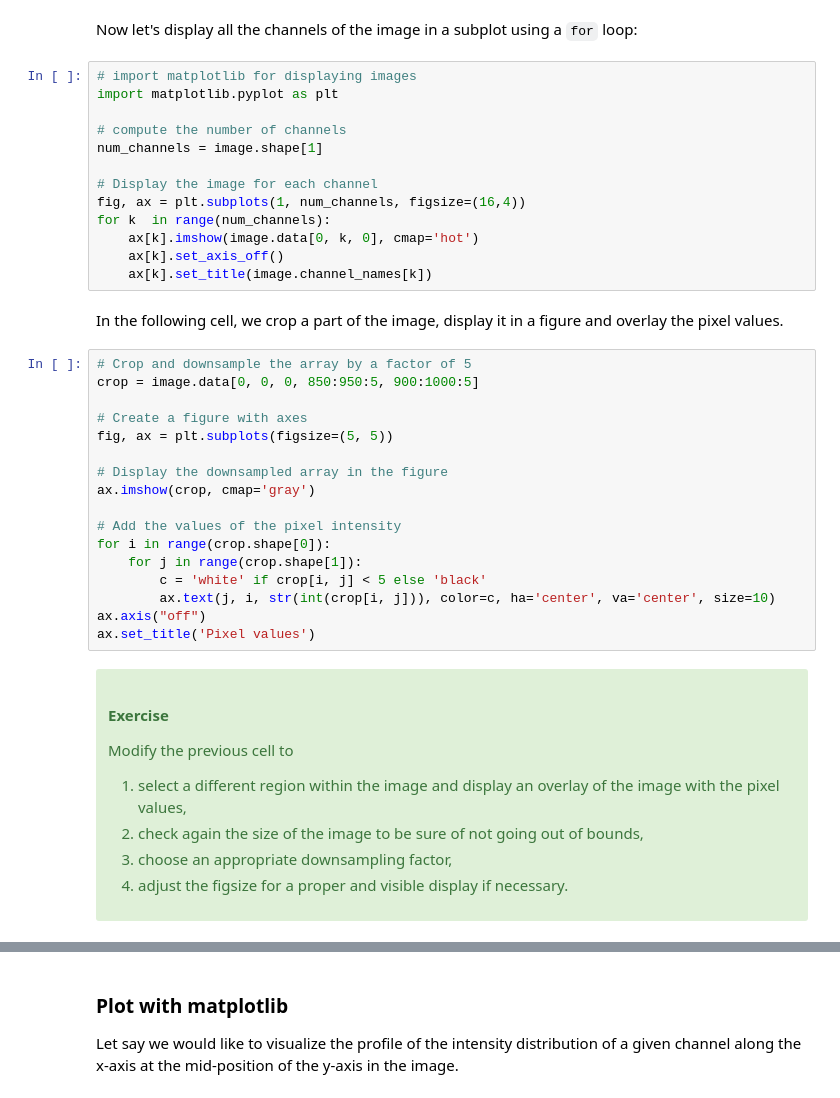
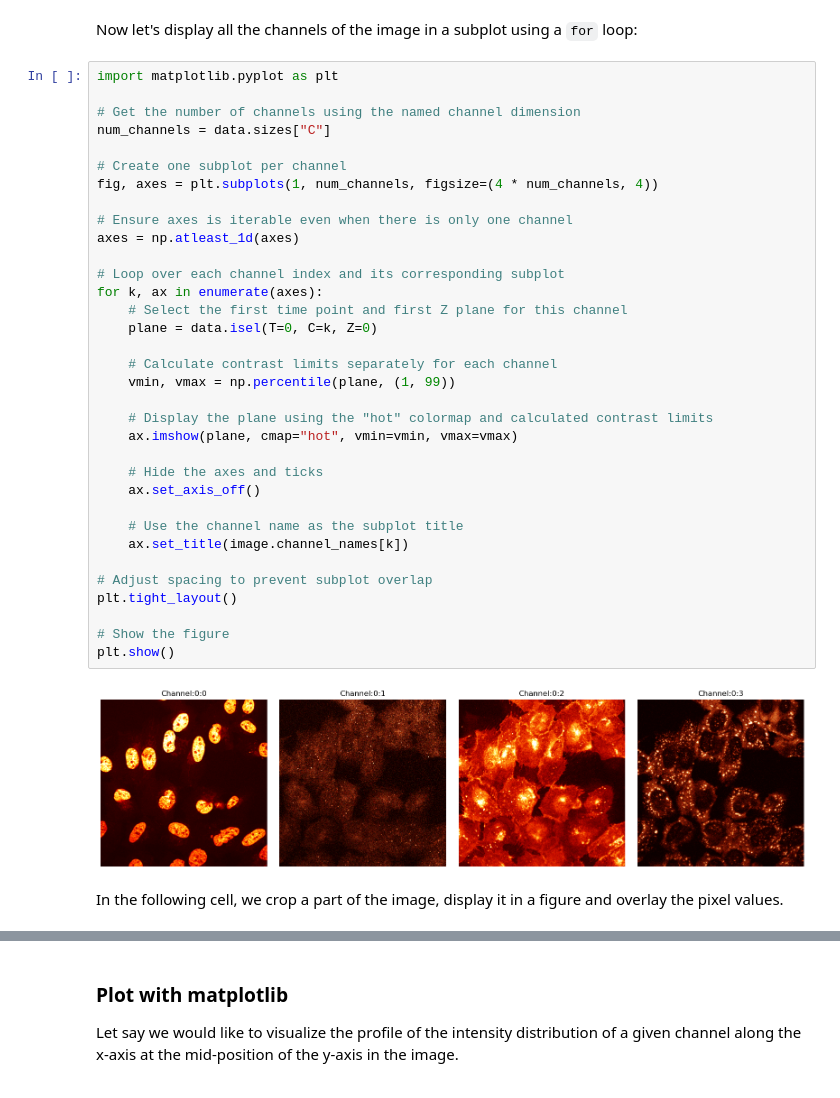
Before and after one commit to MRC-LMB-Light-Microscopy-Facility/introduction-to-python-bioimage-analysis, a Jupyter notebook: nbs/1_image_visualization.ipynb, the cells around one changed output, grey strips where cells are left out. Saved outputs shown, nothing was run; the diff lists cells and outputs as text.

```diff
--- a/nbs/1_image_visualization.ipynb
+++ b/nbs/1_image_visualization.ipynb
@@ -119,47 +146,40 @@ Hint: use the same function in the previous cell and add two variables `vmin` an
 # %% [markdown]
 Now let's display all the channels of the image in a subplot using a `for` loop:
 # %%
-# import matplotlib for displaying images
 import matplotlib.pyplot as plt
 
-# compute the number of channels
-num_channels = image.shape[1]
+# Get the number of channels using the named channel dimension
+num_channels = data.sizes["C"]
 
-# Display the image for each channel
-fig, ax = plt.subplots(1, num_channels, figsize=(16,4))
-for k  in range(num_channels):
-    ax[k].imshow(image.data[0, k, 0], cmap='hot')
-    ax[k].set_axis_off()
-    ax[k].set_title(image.channel_names[k])
+# Create one subplot per channel
+fig, axes = plt.subplots(1, num_channels, figsize=(4 * num_channels, 4))
+
+# Ensure axes is iterable even when there is only one channel
+axes = np.atleast_1d(axes)
+
+# Loop over each channel index and its corresponding subplot
+for k, ax in enumerate(axes):
+    # Select the first time point and first Z plane for this channel
+    plane = data.isel(T=0, C=k, Z=0)
+
+    # Calculate contrast limits separately for each channel
+    vmin, vmax = np.percentile(plane, (1, 99))
+
+    # Display the plane using the "hot" colormap and calculated contrast limits
+    ax.imshow(plane, cmap="hot", vmin=vmin, vmax=vmax)
+
+    # Hide the axes and ticks
+    ax.set_axis_off()
+
+    # Use the channel name as the subplot title
+    ax.set_title(image.channel_names[k])
+
+# Adjust spacing to prevent subplot overlap
+plt.tight_layout()
+
+# Show the figure
+plt.show()
+# %% [output]
+[figure, added]
 # %% [markdown]
 In the following cell, we crop a part of the image, display it in a figure and overlay the pixel values.
-# %%
-# Crop and downsample the array by a factor of 5
-crop = image.data[0, 0, 0, 850:950:5, 900:1000:5]
-
-# Create a figure with axes
-fig, ax = plt.subplots(figsize=(5, 5))
-
-# Display the downsampled array in the figure
-ax.imshow(crop, cmap='gray')
-
-# Add the values of the pixel intensity
-for i in range(crop.shape[0]):
-    for j in range(crop.shape[1]):
-        c = 'white' if crop[i, j] < 5 else 'black'
-        ax.text(j, i, str(int(crop[i, j])), color=c, ha='center', va='center', size=10)
-ax.axis("off")
-ax.set_title('Pixel values')
-# %% [markdown]
-<div class="alert alert-success">
-
-#### Exercise
-
-Modify the previous cell to
-
-1. select a different region within the image and display an overlay of the image with the pixel values,
-2. check again the size of the image to be sure of not going out of bounds,
-3. choose an appropriate downsampling factor,
-4. adjust the figsize for a proper and visible display if necessary.
-
-</div>
```
Also changed, not shown: parts of 43 cells of this notebook.
